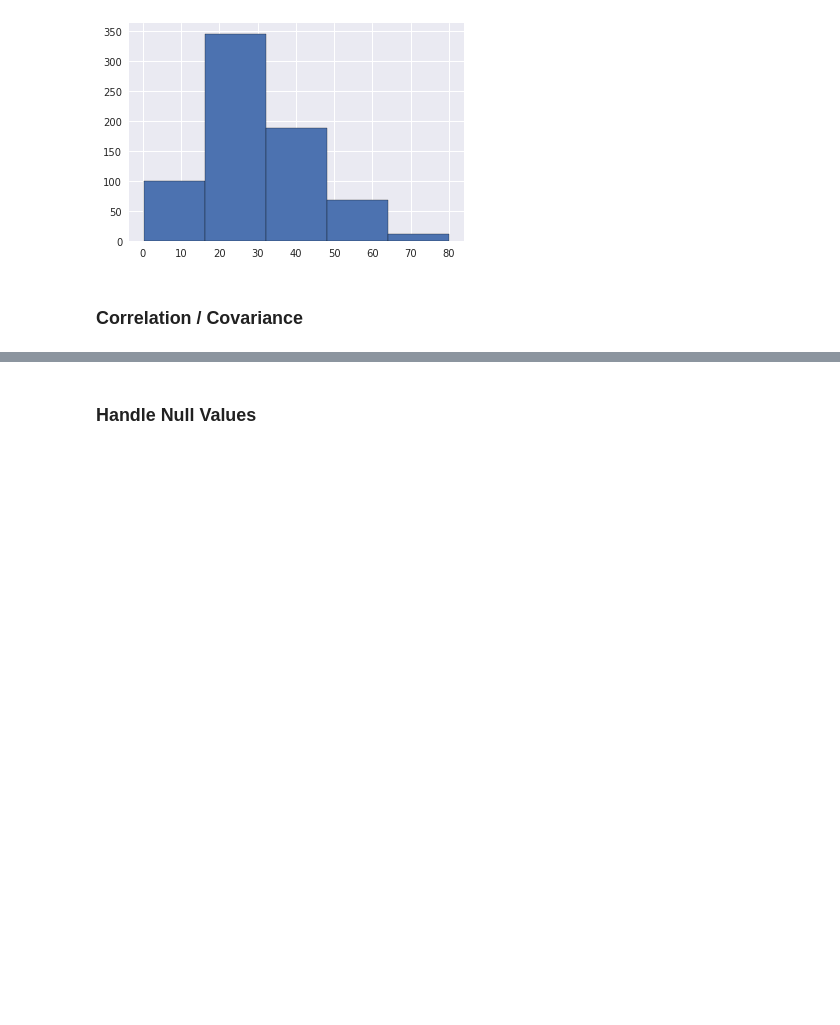
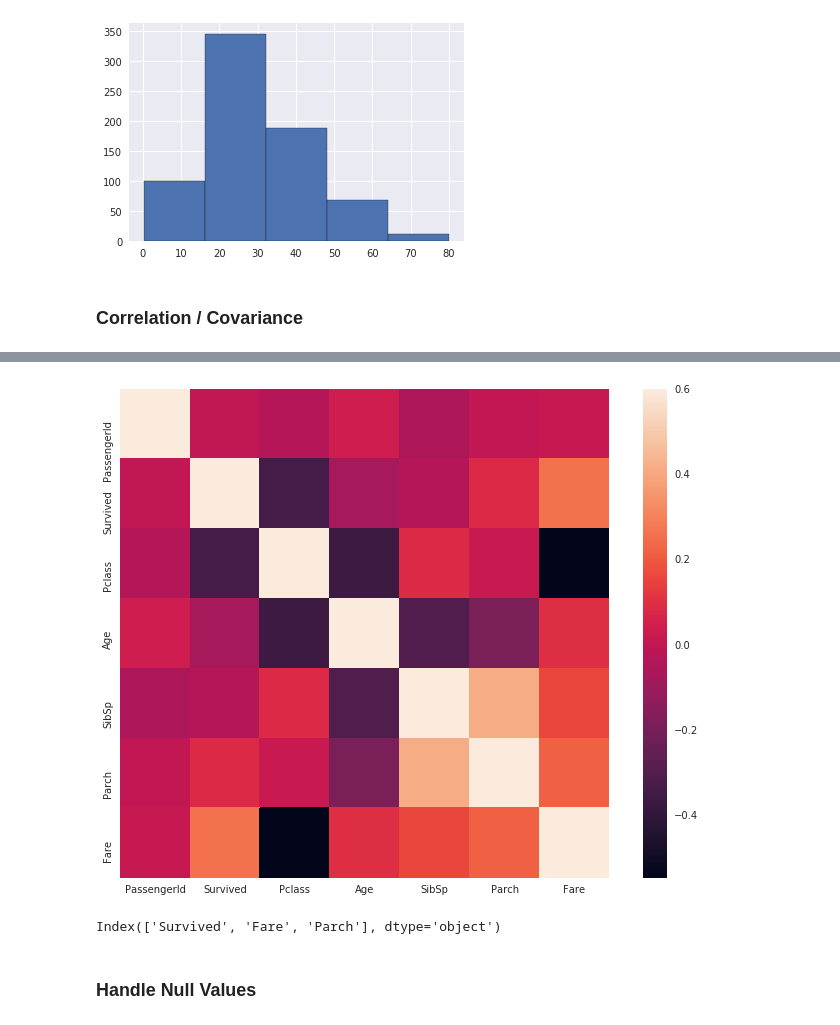
Before and after one commit to bfortuner/machine-learning, a Jupyter notebook: kaggle/Titanic.ipynb, the cells around one changed output, grey strips where cells are left out. Drawn from its saved outputs; the diff is of its cells as text; code cells hidden in the pictures; blank space fills up the shorter version.

```diff
--- a/kaggle/Titanic.ipynb
+++ b/kaggle/Titanic.ipynb
@@ -181,3 +286,16 @@ Try to get a sense of patterns/relationship between features and target
+# %%
+# Covariance matrix
+corrmat = train.corr()
+f, ax = plt.subplots(figsize=(12, 9))
+sns.heatmap(corrmat, vmax=.6, square=True);
+# %% [output]
+[figure, added]
+# %%
+# Get the n variables most correlated with Target (Survivied)
+cols = corrmat.nlargest(n=3, columns='Survived')['Survived'].index
+cols
+# %% [output]
+Index(['Survived', 'Fare', 'Parch'], dtype='object')
 # %% [markdown]
 ### Handle Null Values
 # %%
```
Also changed, not shown: parts of 70 cells of this notebook, 1 other file.
